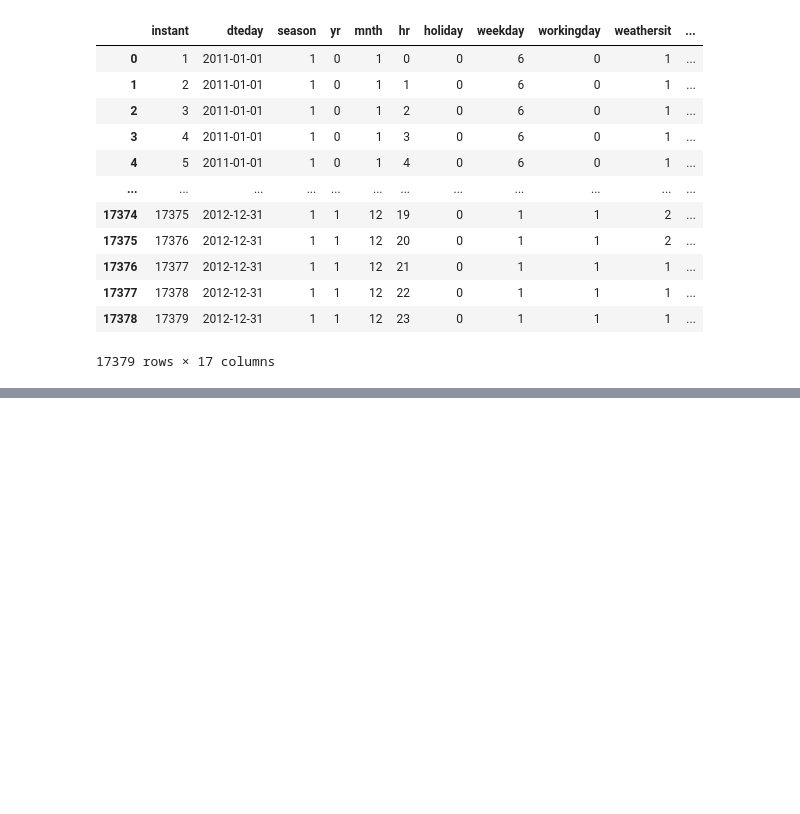
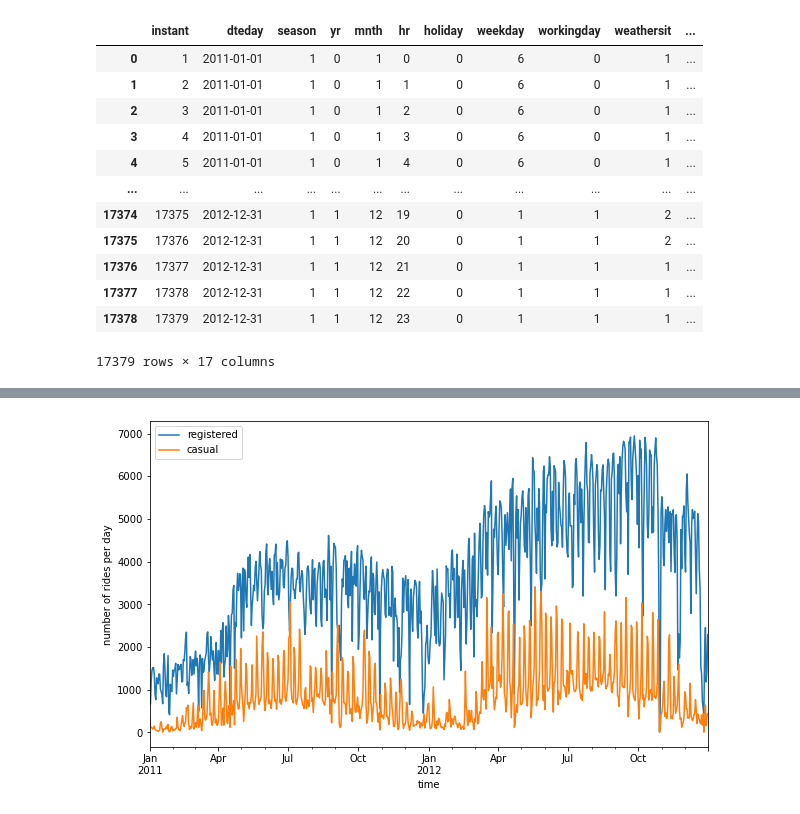
Before and after one commit to gianmaranon/biking_analysis, a Jupyter notebook: sharing_bike.ipynb, the cells around one changed output, grey strips where cells are left out. Drawn from its saved outputs; the diff is of its cells as text; code cells hidden in the pictures; blank space fills up the shorter version.

```diff
--- a/sharing_bike.ipynb
+++ b/sharing_bike.ipynb
@@ -111,0 +234,7 @@ preprocessed_data
+# %%
+"""
+# preprocessed_data['dteday'] = preprocessed_data['dteday'].dt.strftime('%d-%m-%Y')  -- ruins the graph
+"""
+# Changing format of date
+preprocessed_data['dteday'] = pd.to_datetime(preprocessed_data['dteday'], format='%d-%m-%Y')
+preprocessed_data
@@ -111,0 +273,7 @@ preprocessed_data
+# %%
+plot_data1 = preprocessed_data[['registered','casual', 'dteday']]
+ax = plot_data1.groupby('dteday').sum().plot(figsize=(10,6))
+ax.set_xlabel("time");
+ax.set_ylabel("number of rides per day");
+# %% [output]
+[figure, added]
```
Also changed, not shown: parts of 17 cells of this notebook, 2 other files.
